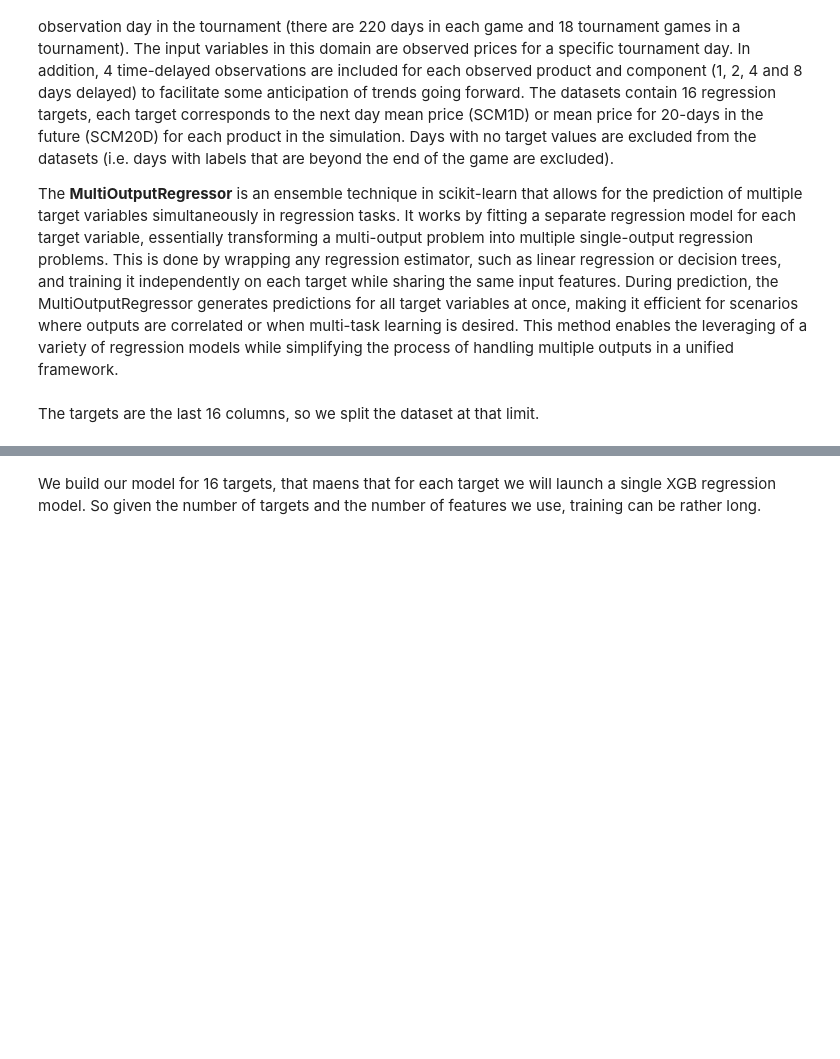
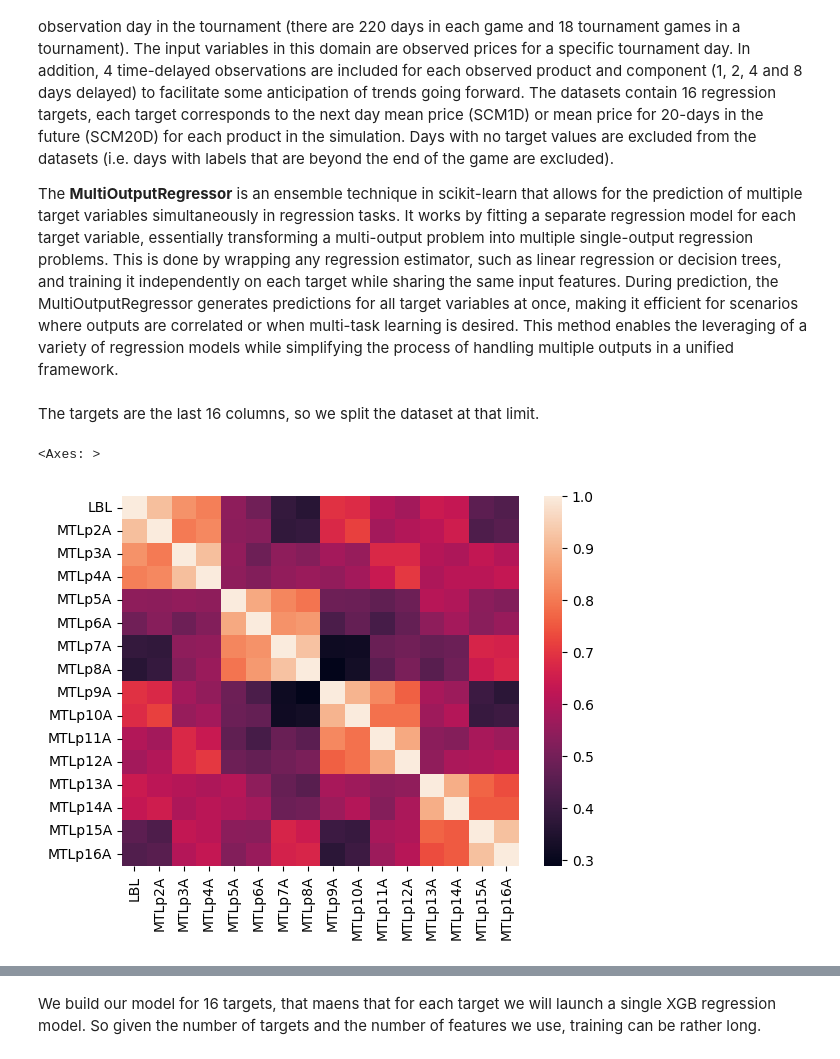
Before and after one commit to sudo-fr/data-exploration, a Jupyter notebook: src/TPOT/multi_target_regression.ipynb, the cells around one changed output, grey strips where cells are left out. Saved outputs shown, nothing was run; the diff lists cells and outputs as text; code cells hidden in the pictures; blank space fills up the shorter version.

```diff
--- a/src/TPOT/multi_target_regression.ipynb
+++ b/src/TPOT/multi_target_regression.ipynb
@@ -219,3 +219,8 @@ The targets are the last 16 columns, so we split the dataset at that limit.
 y = data.iloc[:, 61:77]
 X = data.iloc[:, :61]
 X_train, X_test, y_train, y_test = train_test_split(X, y, test_size=0.3, train_size=0.7, random_state=42, shuffle=True)
+# %%
+sns.heatmap(y.corr())
+# %% [output]
+<Axes: >
+[figure, added]
```
Also changed, not shown: parts of 1 cell of this notebook.
